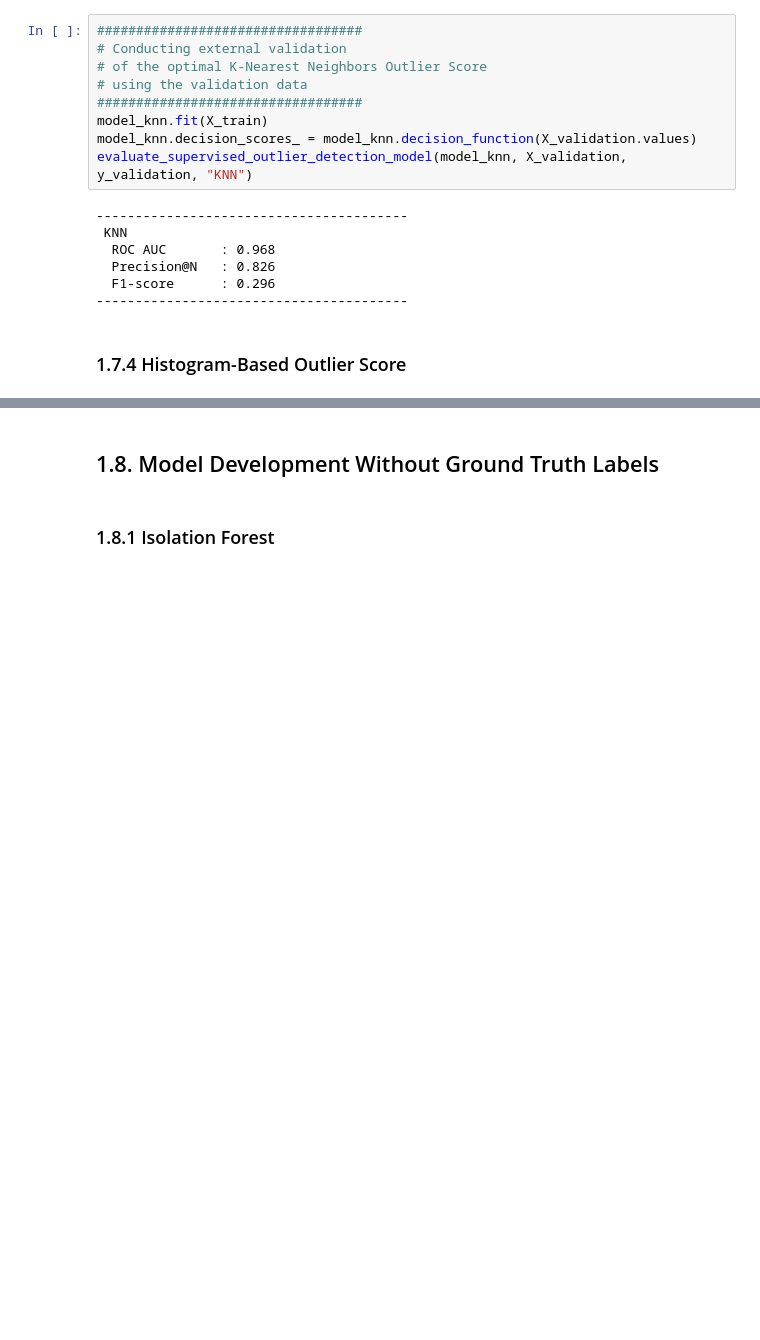
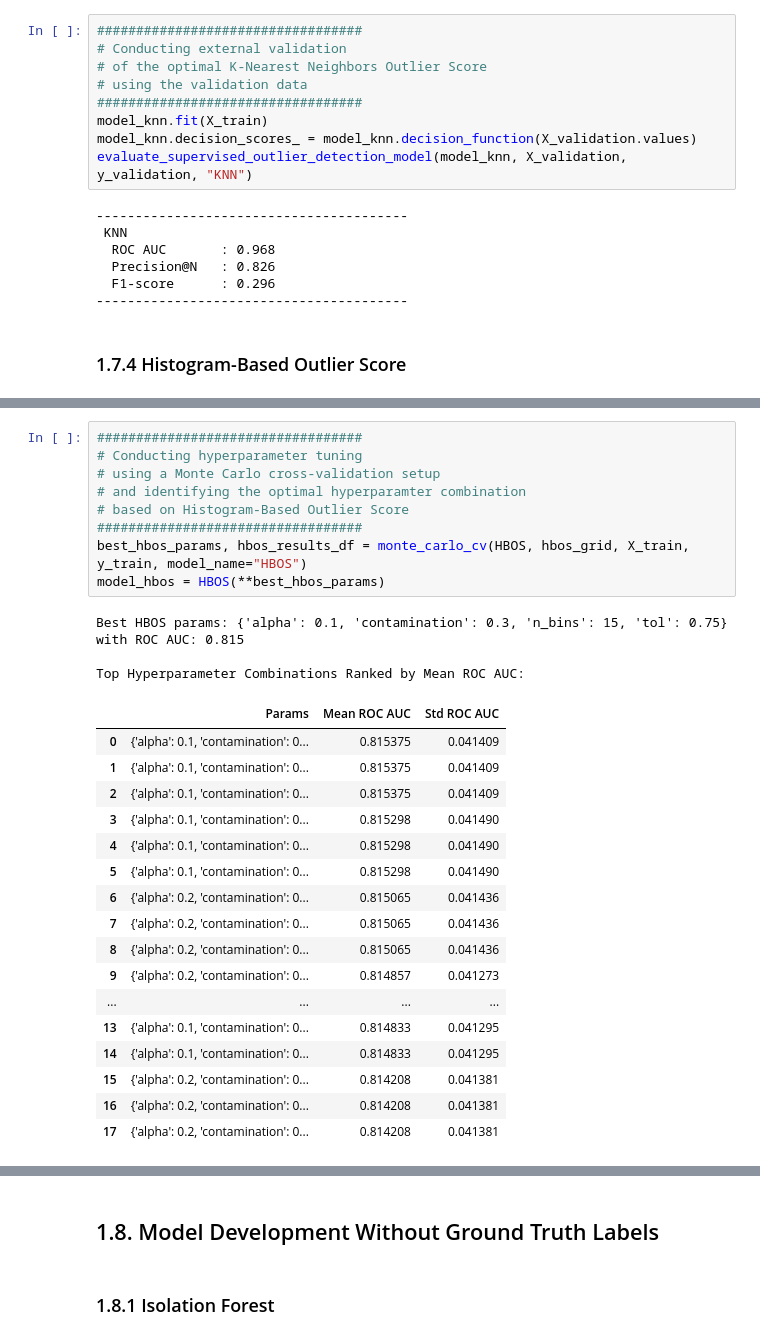
Before and after one commit to JohnPaulinePineda/Portfolio_Project_61, a Jupyter notebook: codes/DetectingAndEvaluatingAnomaliesInCategoricalDataUnderSupervisedAndUnsupervisedSettings.ipynb, the cells around one changed output, grey strips where cells are left out. Saved outputs shown, nothing was run; the diff lists cells and outputs as text; blank space fills up the shorter version.

```diff
--- a/codes/DetectingAndEvaluatingAnomaliesInCategoricalDataUnderSupervisedAndUnsupervisedSettings.ipynb
+++ b/codes/DetectingAndEvaluatingAnomaliesInCategoricalDataUnderSupervisedAndUnsupervisedSettings.ipynb
@@ -1868,0 +1857,30 @@ evaluate_supervised_outlier_detection_model(model_hbos, X_train, y_train, "HBOS"
+# %%
+##################################
+# Conducting hyperparameter tuning
+# using a Monte Carlo cross-validation setup
+# and identifying the optimal hyperparamter combination
+# based on Histogram-Based Outlier Score
+##################################
+best_hbos_params, hbos_results_df = monte_carlo_cv(HBOS, hbos_grid, X_train, y_train, model_name="HBOS")
+model_hbos = HBOS(**best_hbos_params)
+# %% [output]
+Best HBOS params: {'alpha': 0.1, 'contamination': 0.3, 'n_bins': 15, 'tol': 0.75} with ROC AUC: 0.815
+
+Top Hyperparameter Combinations Ranked by Mean ROC AUC:
+|  | Params | Mean ROC AUC | Std ROC AUC |
+| 0 | {'alpha': 0.1, 'contamination': 0... | 0.815375 | 0.041409 |
+| 1 | {'alpha': 0.1, 'contamination': 0... | 0.815375 | 0.041409 |
+| 2 | {'alpha': 0.1, 'contamination': 0... | 0.815375 | 0.041409 |
+| 3 | {'alpha': 0.1, 'contamination': 0... | 0.815298 | 0.041490 |
+| 4 | {'alpha': 0.1, 'contamination': 0... | 0.815298 | 0.041490 |
+| 5 | {'alpha': 0.1, 'contamination': 0... | 0.815298 | 0.041490 |
+| 6 | {'alpha': 0.2, 'contamination': 0... | 0.815065 | 0.041436 |
+| 7 | {'alpha': 0.2, 'contamination': 0... | 0.815065 | 0.041436 |
+| 8 | {'alpha': 0.2, 'contamination': 0... | 0.815065 | 0.041436 |
+| 9 | {'alpha': 0.2, 'contamination': 0... | 0.814857 | 0.041273 |
+| ... | ... | ... | ... |
+| 13 | {'alpha': 0.1, 'contamination': 0... | 0.814833 | 0.041295 |
+| 14 | {'alpha': 0.1, 'contamination': 0... | 0.814833 | 0.041295 |
+| 15 | {'alpha': 0.2, 'contamination': 0... | 0.814208 | 0.041381 |
+| 16 | {'alpha': 0.2, 'contamination': 0... | 0.814208 | 0.041381 |
+| 17 | {'alpha': 0.2, 'contamination': 0... | 0.814208 | 0.041381 |
```
Also changed, not shown: parts of 6 cells of this notebook, 2 other files.
